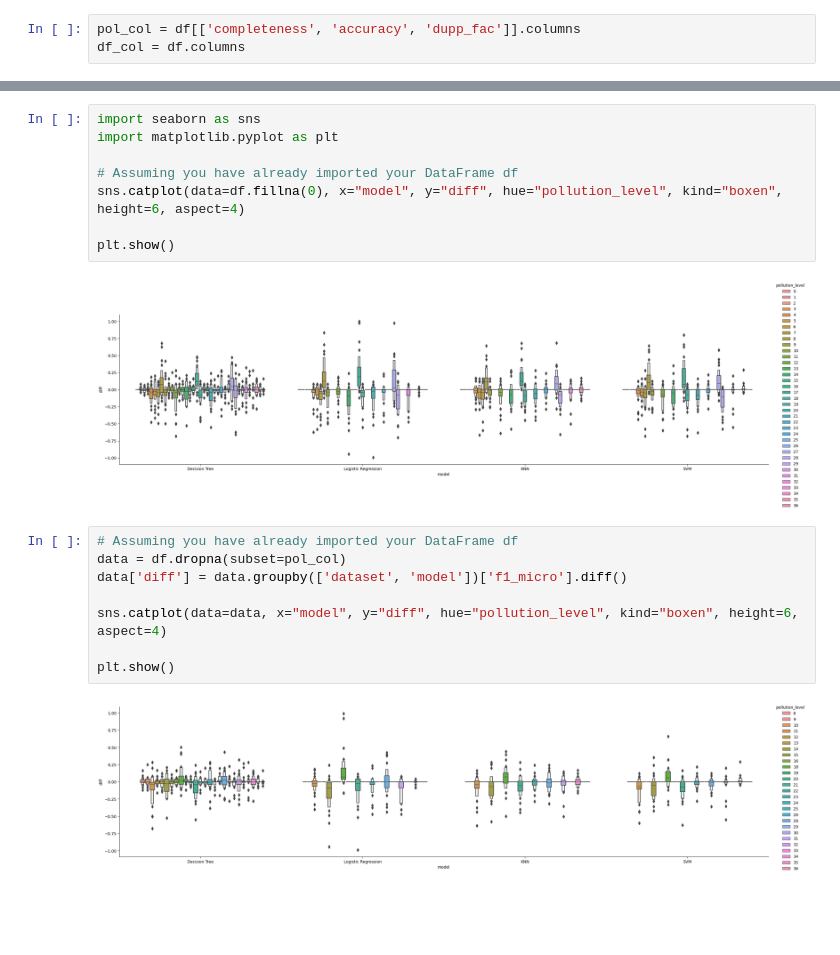
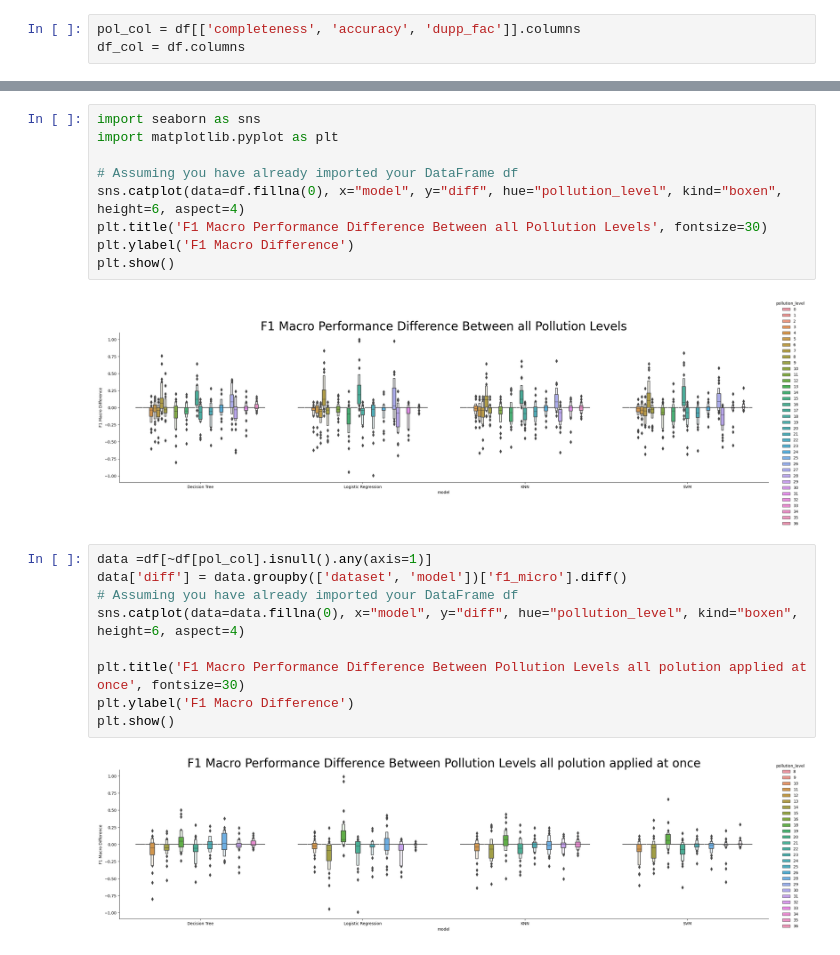
Before and after one commit to SimonMarinov/experiment-data-quality, a Jupyter notebook: evaliation.ipynb, the cells around one changed output, grey strips where cells are left out. Drawn from its saved outputs; the diff is of its cells as text; blank space fills up the shorter version.

```diff
--- a/evaliation.ipynb
+++ b/evaliation.ipynb
@@ -196,20 +287,22 @@ import matplotlib.pyplot as plt
 
 # Assuming you have already imported your DataFrame df
 sns.catplot(data=df.fillna(0), x="model", y="diff", hue="pollution_level", kind="boxen", height=6, aspect=4)
-
+plt.title('F1 Macro Performance Difference Between all Pollution Levels', fontsize=30)
+plt.ylabel('F1 Macro Difference')
 plt.show()
 # %% [output]
-[figure, old version]
+[figure, new version]
 # %%
+data =df[~df[pol_col].isnull().any(axis=1)]
+data['diff'] = data.groupby(['dataset', 'model'])['f1_micro'].diff()
 # Assuming you have already imported your DataFrame df
-data = df.dropna(subset=pol_col)
-data['diff'] = data.groupby(['dataset', 'model'])['f1_micro'].diff()
+sns.catplot(data=data.fillna(0), x="model", y="diff", hue="pollution_level", kind="boxen", height=6, aspect=4)
 
-sns.catplot(data=data, x="model", y="diff", hue="pollution_level", kind="boxen", height=6, aspect=4)
-
+plt.title('F1 Macro Performance Difference Between Pollution Levels all polution applied at once', fontsize=30)
+plt.ylabel('F1 Macro Difference')
 plt.show()
 # %% [output]
-[figure, old version]
+[figure, new version]
 # %%
 data =df[df[pol_col.difference(['completeness'])].isnull().all(axis=1) | df[pol_col].isnull().all(axis=1)]
 data['diff'] = data.groupby(['dataset', 'model'])['f1_micro'].diff()
```
Also changed, not shown: parts of 9 cells of this notebook.
